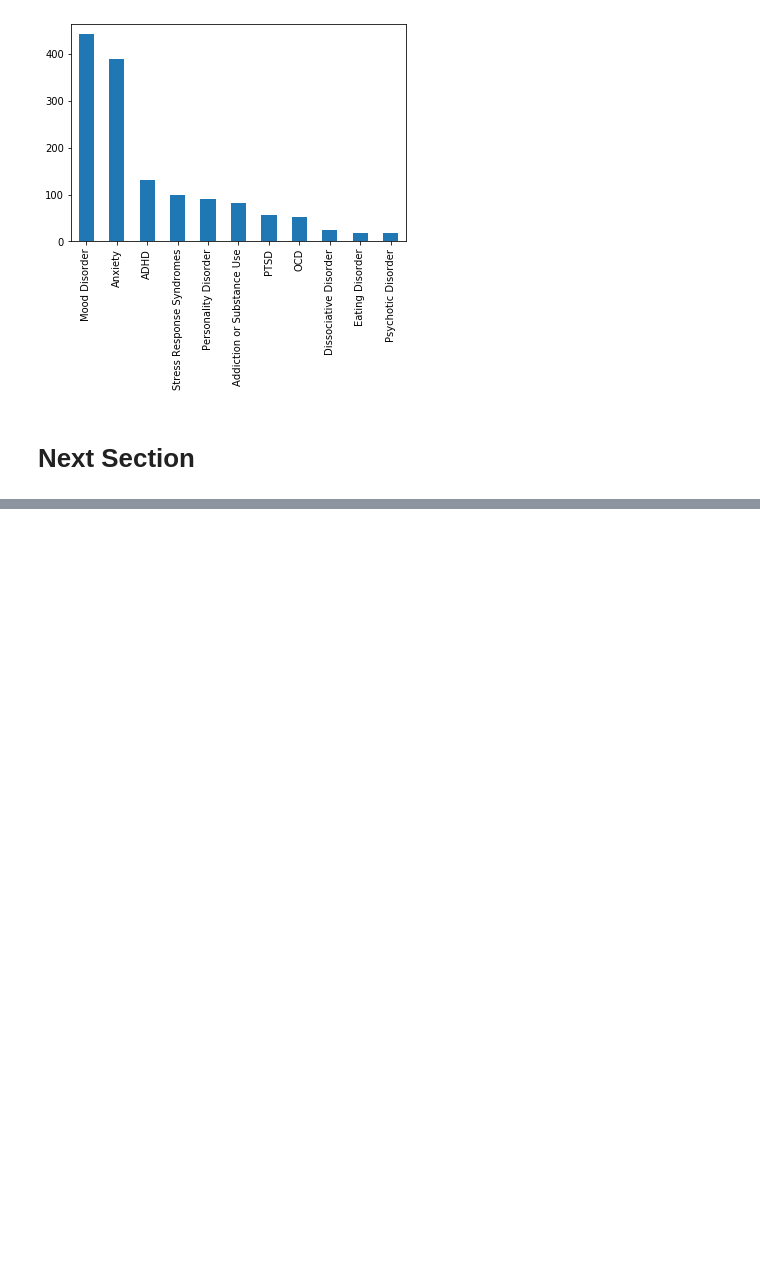
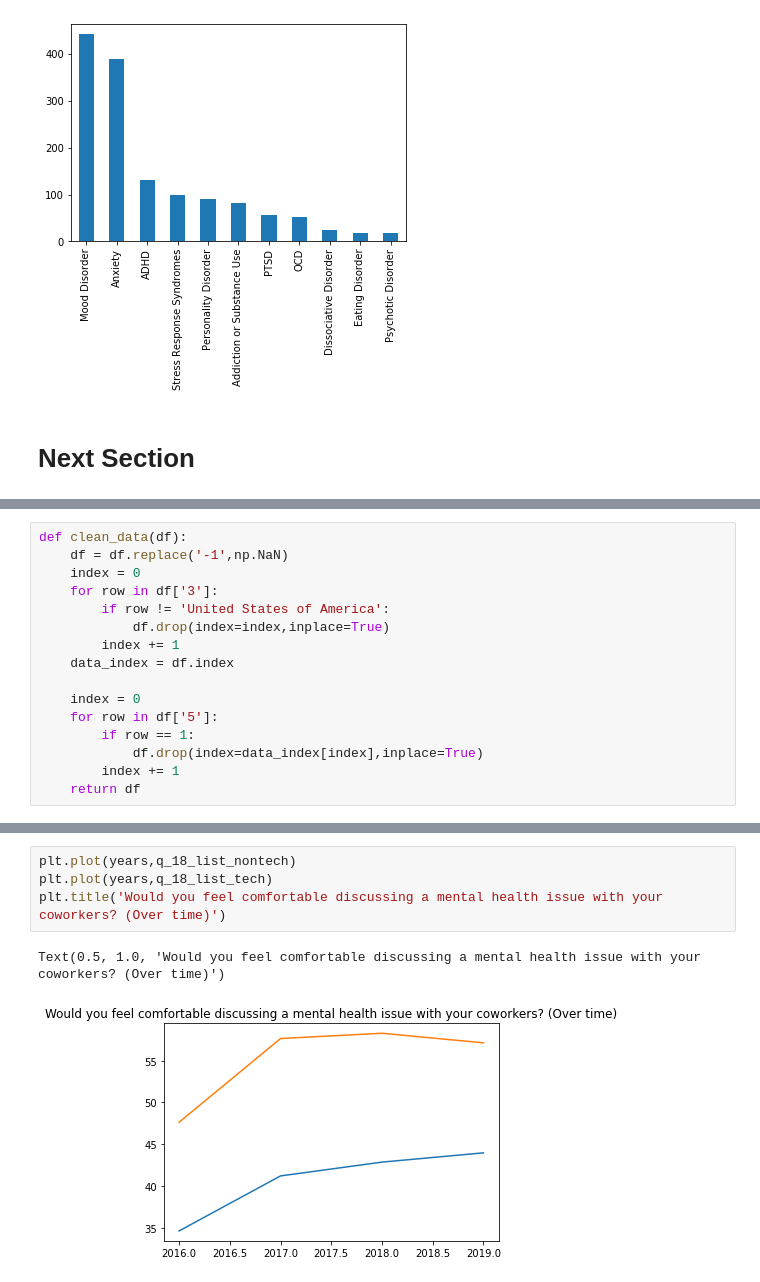
Before and after one commit to mich-matocha/data-therapy, a Jupyter notebook: final.ipynb, the cells around one changed output, grey strips where cells are left out. Drawn from its saved outputs; the diff is of its cells as text; blank space fills up the shorter version.

```diff
--- a/final.ipynb
+++ b/final.ipynb
@@ -109,0 +128,16 @@ valCts.sort_values(ascending=False).head(11).plot(kind='bar')
+# %%
+def clean_data(df):
+    df = df.replace('-1',np.NaN)
+    index = 0
+    for row in df['3']:
+        if row != 'United States of America':
+            df.drop(index=index,inplace=True)
+        index += 1
+    data_index = df.index
+
+    index = 0
+    for row in df['5']:
+        if row == 1:
+            df.drop(index=data_index[index],inplace=True)
+        index += 1
+    return df
@@ -109,0 +597,7 @@ valCts.sort_values(ascending=False).head(11).plot(kind='bar')
+# %%
+plt.plot(years,q_18_list_nontech)
+plt.plot(years,q_18_list_tech)
+plt.title('Would you feel comfortable discussing a mental health issue with your coworkers? (Over time)')
+# %% [output]
+Text(0.5, 1.0, 'Would you feel comfortable discussing a mental health issue with your coworkers? (Over time)')
+[figure, added]
```
Also changed, not shown: parts of 30 cells of this notebook.
